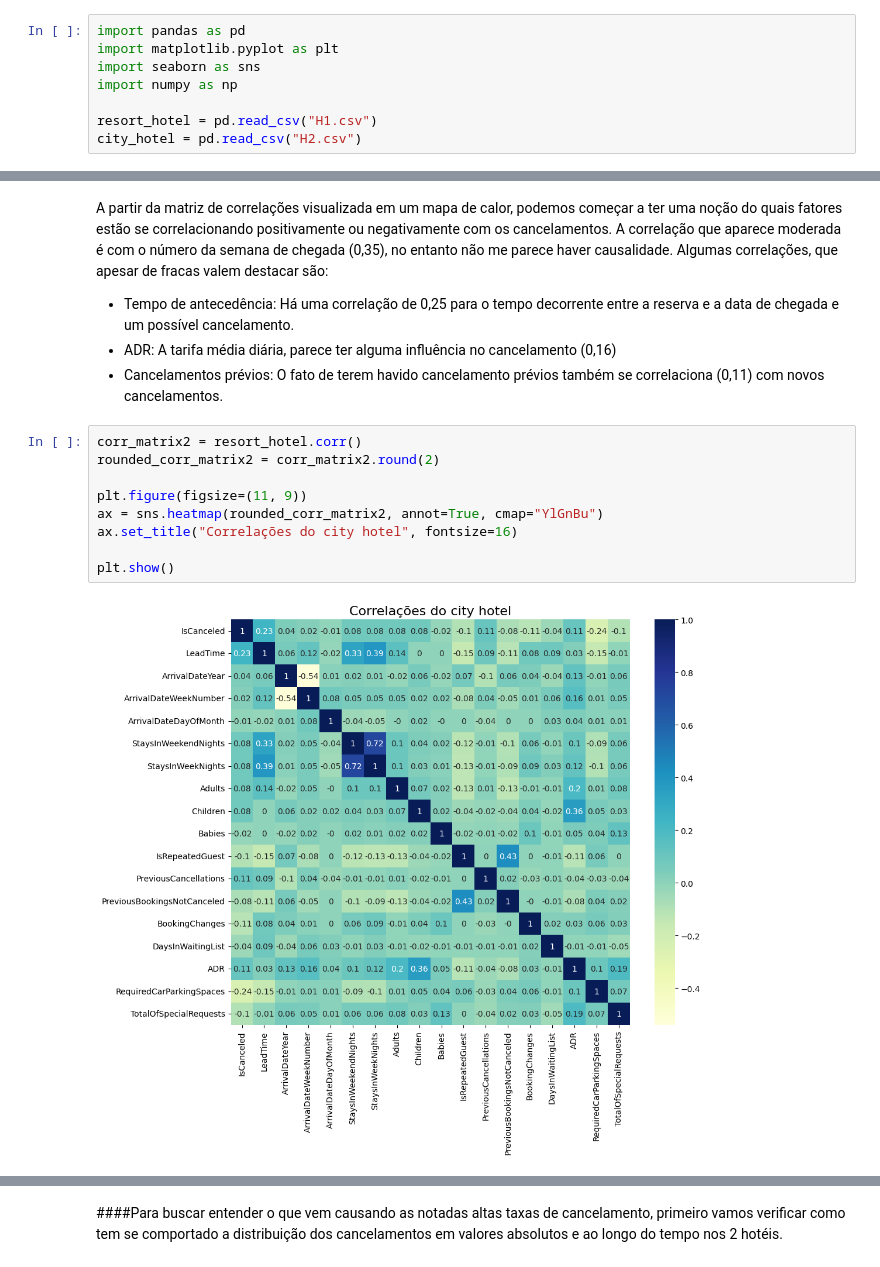
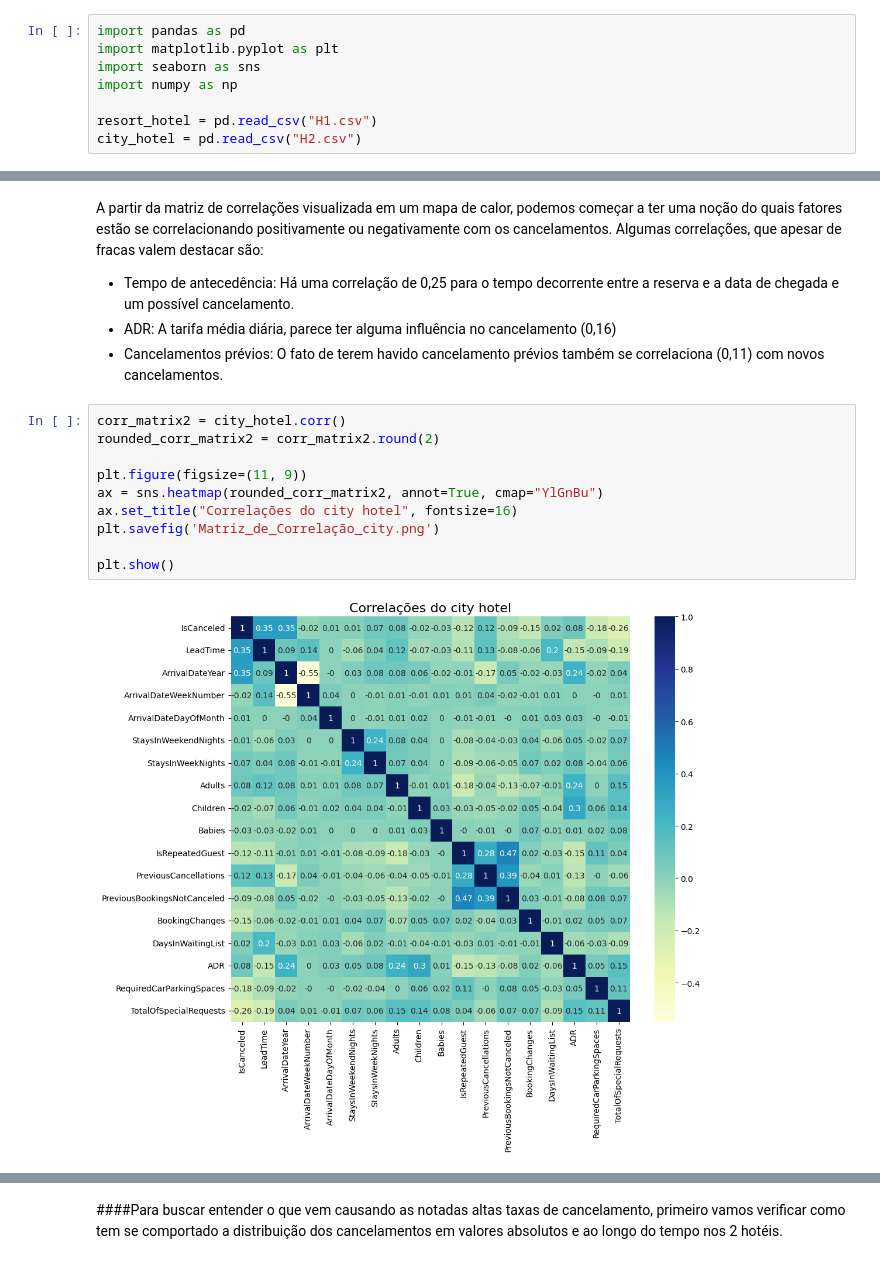
Before and after one commit to JVMA0111/Data_Science_Projects, a Jupyter notebook: Bichinhos da TI/Análise_de_reservas_em_hotéis.ipynb, the cells around one changed output, grey strips where cells are left out. Cells and saved outputs as stored; diff of their text form.

```diff
--- a/Bichinhos da TI/Análise_de_reservas_em_hotéis.ipynb
+++ b/Bichinhos da TI/Análise_de_reservas_em_hotéis.ipynb
@@ -101,20 +107,21 @@ plt.show()
 # %% [output]
 [figure]
 # %% [markdown]
-A partir da matriz de correlações visualizada em um mapa de calor, podemos começar a ter uma noção do quais fatores estão se correlacionando positivamente ou negativamente com os cancelamentos. A correlação que aparece moderada é com o número da semana de chegada (0,35), no entanto não me parece haver causalidade. Algumas correlações, que apesar de fracas valem destacar são:
+A partir da matriz de correlações visualizada em um mapa de calor, podemos começar a ter uma noção do quais fatores estão se correlacionando positivamente ou negativamente com os cancelamentos. Algumas correlações, que apesar de fracas valem destacar são:
 
 - Tempo de antecedência: Há uma correlação de 0,25 para o tempo decorrente entre a reserva e a data de chegada e um possível cancelamento.
 - ADR: A tarifa média diária, parece ter alguma influência no cancelamento (0,16)
 - Cancelamentos prévios: O fato de terem havido cancelamento prévios também se correlaciona (0,11) com novos cancelamentos.
 # %%
-corr_matrix2 = resort_hotel.corr()
+corr_matrix2 = city_hotel.corr()
 rounded_corr_matrix2 = corr_matrix2.round(2)
 
 plt.figure(figsize=(11, 9))
 ax = sns.heatmap(rounded_corr_matrix2, annot=True, cmap="YlGnBu")
 ax.set_title("Correlações do city hotel", fontsize=16)
+plt.savefig('Matriz_de_Correlação_city.png')
 
 plt.show()
 # %% [output]
-[figure, old version]
+[figure, new version]
 # %% [markdown]
```
Also changed, not shown: parts of 21 cells of this notebook.
